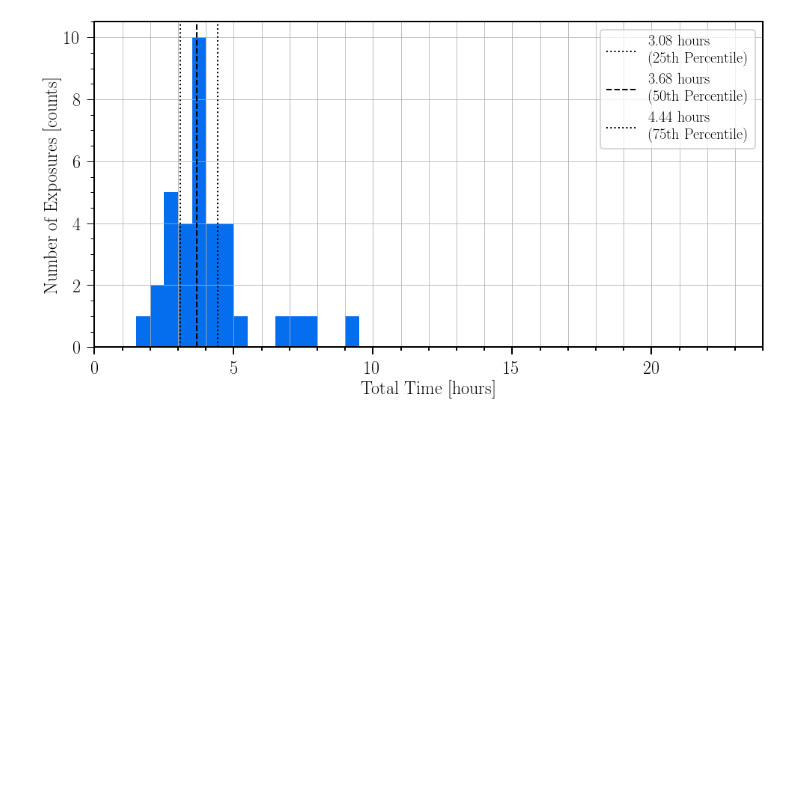
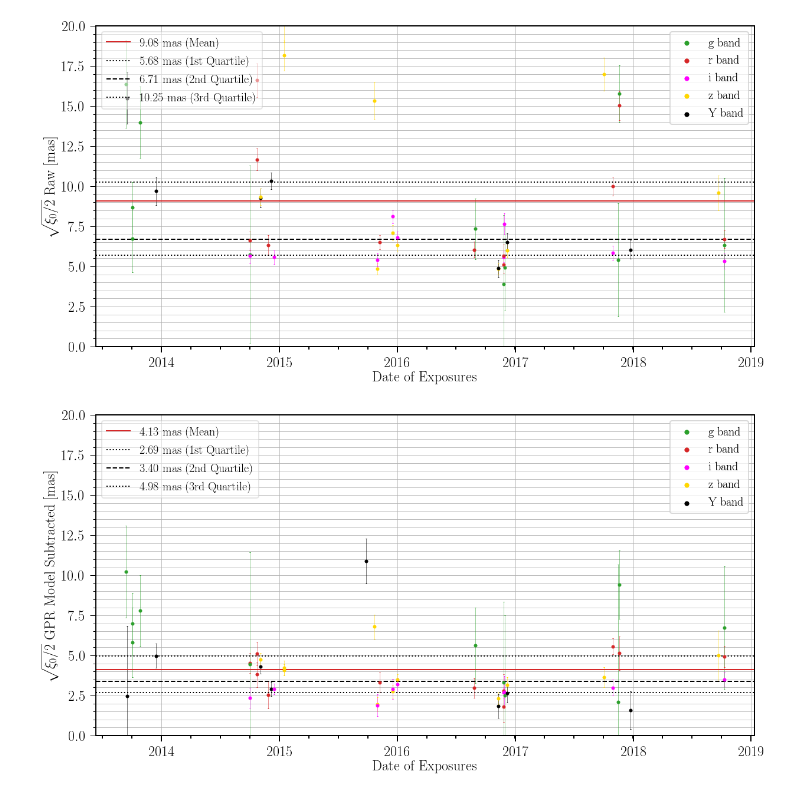
Before and after one commit to FoxFortino/DESworkspace, a Jupyter notebook: timexi.ipynb, the cells around one changed output. Drawn from its saved outputs; the diff is of its cells as text; code cells hidden in the pictures; blank space fills up the shorter version.

```diff
--- a/timexi.ipynb
+++ b/timexi.ipynb
@@ -35,31 +34,3 @@ Created TAP+ (v1.2.1) - Connection:
-# %%
-# See how long exposures took to run
-# outfiles = sorted(glob.glob(f"/home/fortino/GPRSolutions/dualOpt_NMmax/GPR.??????.[g,r,i,z]RC.out"))
-outfiles = sorted(glob.glob(f"/home/fortino/GPRSolutions/L_BFGS_B_max/GPR.??????.[g,r,i,z]RC.out"))
-times = np.array([])
-for outfile in outfiles:
-    time = DESutils.get_totalTime(outfile)
-    if not time:
-        continue
-    else:
-        times = np.append(times, time)
-
-plt.figure(figsize=(16, 8))
-plt.hist(times, bins=80, range=(0, 40))
-percs = np.percentile(times, (25, 50, 75))
-plt.axvline(x=percs[0], c="black", linewidth=2, ls=":", label=f"{np.round(percs[0], 2)} hours \n(25th Percentile)")
-plt.axvline(x=percs[1], c="black", linewidth=2, ls="--", label=f"{np.round(percs[1], 2)} hours \n(50th Percentile)")
-plt.axvline(x=percs[2], c="black", linewidth=2, ls=":", label=f"{np.round(percs[2], 2)} hours \n(75th Percentile)")
-plt.legend(loc="upper right", framealpha=0.75)
-plt.xlim((0, 24))
-plt.ylim((0, None))
-plt.xlabel("Total Time [hours]")
-plt.ylabel("Number of Exposures [counts]")
-plt.grid(which="minor", axis="x")
-plt.grid()
-plt.show()
-# %% [output]
-[figure, removed]
 # %%
 def timexi(
     exps,
@@ -168,3 +143,20 @@ def timexi(
     if save is not None:
         plt.savefig(save)
     plt.show()
+# %%
+FITSfiles = sorted(glob.glob(f"/home/fortino/GPRSolutions/eris/GPR.??????.?RC.fits"))
+rMax = 0.5*u.arcmin
+ylim = (0, 20)
+# ylim = (0, None)
+savepath = os.path.dirname(FITSfiles[0])
+
+timexi(FITSfiles, rMax, errorBars=True, plotPercs=True, plotRMS0=True, ylim=ylim,
+#     save=os.path.join(savepath, "timexi_raw.png")
+)
+
+timexi(FITSfiles, rMax, errorBars=True, plotPercs=True, plotRMSf=True, ylim=ylim,
+#     save=os.path.join(savepath, "timexi_GPR.png")
+)
+# %% [output]
+[figure, added]
+[figure, added]
```
Also changed, not shown: parts of 5 cells of this notebook, 49 other files.
